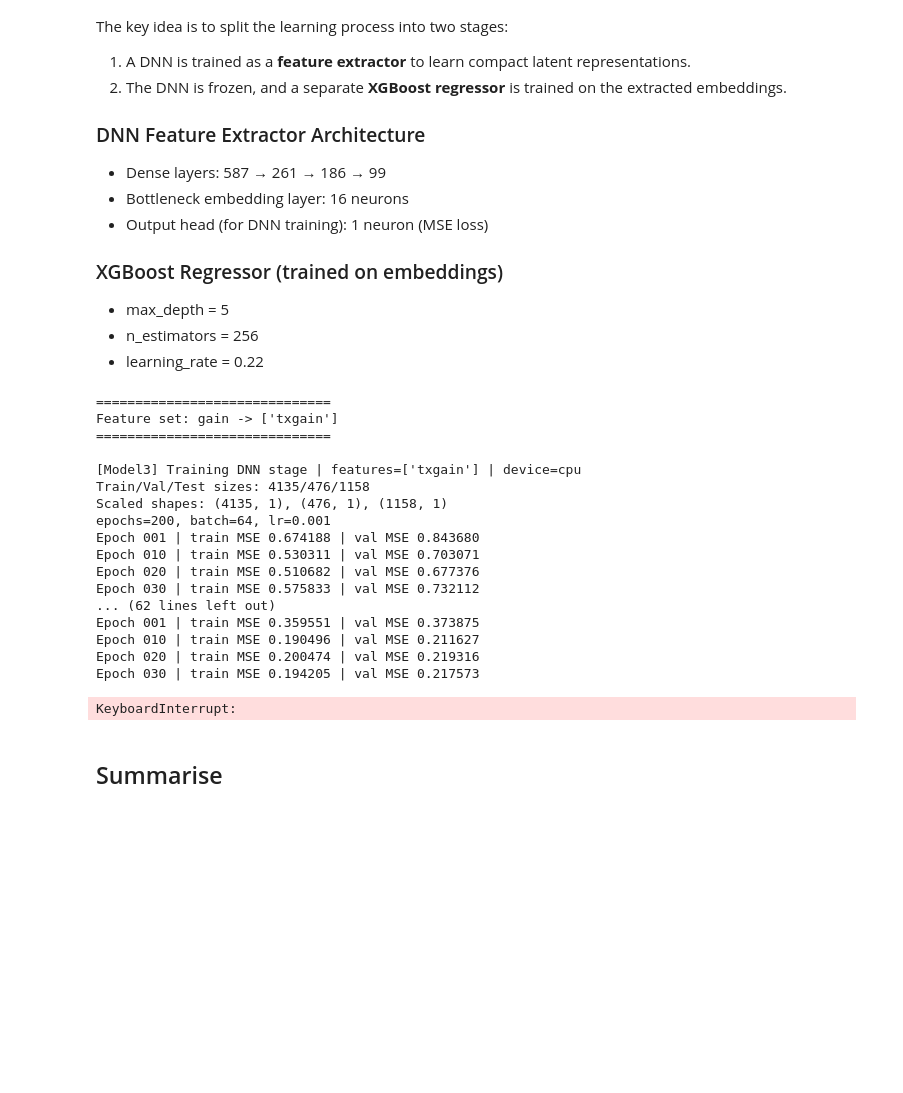
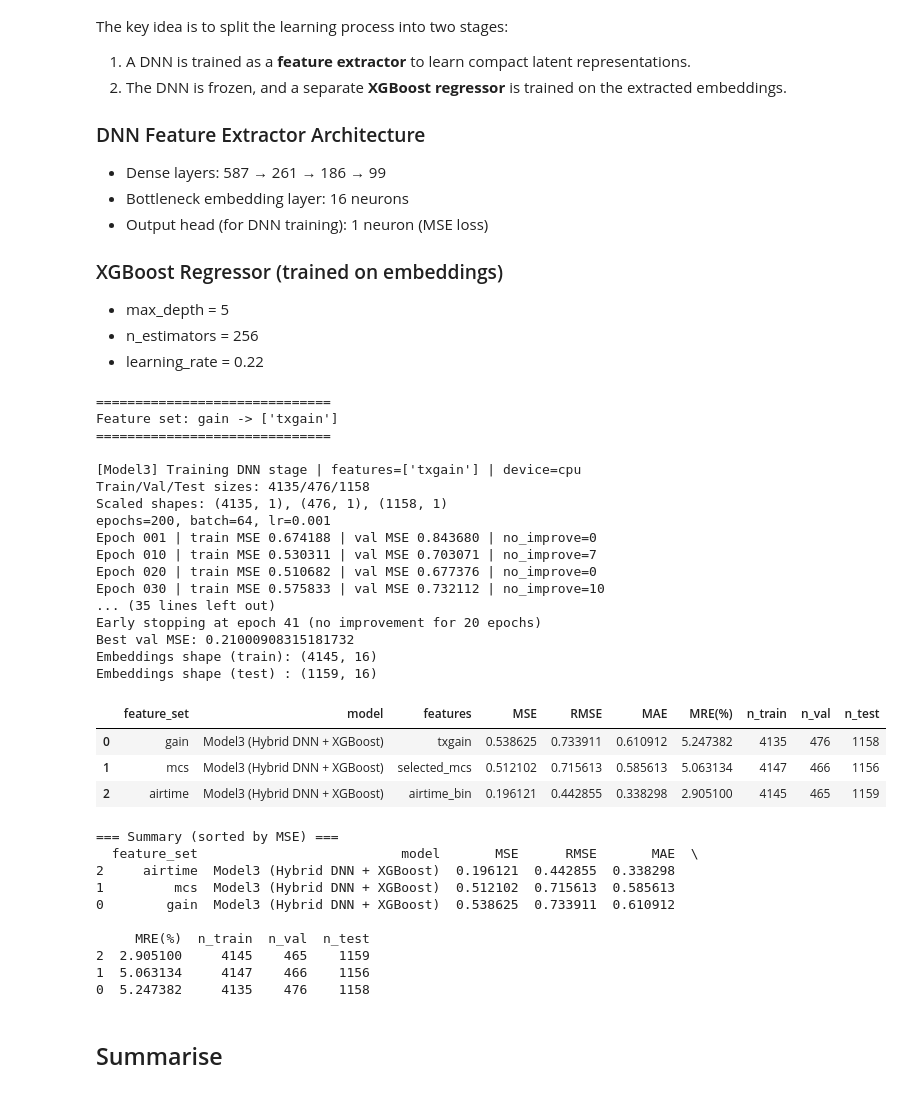
Before and after one commit to samiwu79/BAI_project, a Jupyter notebook: baseline.ipynb, the cells around one changed output. Cells and saved outputs as stored; diff of their text form; code cells hidden in the pictures; blank space fills up the shorter version.

```diff
--- a/baseline.ipynb
+++ b/baseline.ipynb
@@ -944,6 +951,10 @@ def train_eval_model3(
     print(f"Scaled shapes: {X_train_s.shape}, {X_val_s.shape}, {X_test_s.shape}")
     print(f"epochs={epochs}, batch={batch_size}, lr={lr}")
 
+    patience = 20
+    min_delta = 1e-6
+    no_improve = 0
+
     for epoch in range(1, epochs + 1):
         dnn.train()
         perm = torch.randperm(X_train_t.size(0))
@@ -967,12 +978,20 @@ def train_eval_model3(
             train_mse = criterion(train_pred, y_train_t.to(device)).item()
             val_mse   = criterion(val_pred,   y_val_t.to(device)).item()
 
-        if val_mse < best_val:
+        # best checkpoint + early stop
+        if val_mse < best_val - min_delta:
             best_val = val_mse
             best_state = {k: v.detach().cpu().clone() for k, v in dnn.state_dict().items()}
+            no_improve = 0
+        else:
+            no_improve += 1
 
         if epoch == 1 or epoch % verbose_every == 0:
-            print(f"Epoch {epoch:03d} | train MSE {train_mse:.6f} | val MSE {val_mse:.6f}")
+            print(f"Epoch {epoch:03d} | train MSE {train_mse:.6f} | val MSE {val_mse:.6f} | no_improve={no_improve}")
+
+        if no_improve >= patience:
+            print(f"Early stopping at epoch {epoch} (no improvement for {patience} epochs)")
+            break
 
     # ✅ load best checkpoint (important!)
     dnn.load_state_dict(best_state)
@@ -997,7 +1016,8 @@ def train_eval_model3(
             n_estimators=256,
             learning_rate=0.22,
             objective="reg:squarederror",
-            random_state=seed
+            random_state=42,
+            n_jobs=-1
         )
 
     xgb = XGBRegressor(**xgb_params)
@@ -1077,43 +1097,56 @@ for feat_name, feature_cols in FEATURE_SETS.items():
         "y_pred_m3": out["y_pred"]
     }
 
     results.append({
         "feature_set": feat_name,
         "model": "Model3 (Hybrid DNN + XGBoost)",
         "features": ",".join(feature_cols),
         "MSE": out["mse"],
         "RMSE": out["rmse"],
         "MAE": out["mae"],
         "MRE(%)": out["mre_pct"],
         "n_train": len(train_df),
         "n_val": len(val_df),
         "n_test": len(test_df),
     })
 
 results_df = pd.DataFrame(results)
 display(results_df)
 
 print("\n=== Summary (sorted by MSE) ===")
 print(results_df.sort_values("MSE")[["feature_set","model","MSE","RMSE","MAE","MRE(%)","n_train","n_val","n_test"]])
 # %% [output]
 ==============================
 Feature set: gain -> ['txgain']
 ==============================
 
 [Model3] Training DNN stage | features=['txgain'] | device=cpu
 Train/Val/Test sizes: 4135/476/1158
 Scaled shapes: (4135, 1), (476, 1), (1158, 1)
 epochs=200, batch=64, lr=0.001
-Epoch 001 | train MSE 0.674188 | val MSE 0.843680
-Epoch 010 | train MSE 0.530311 | val MSE 0.703071
-Epoch 020 | train MSE 0.510682 | val MSE 0.677376
-Epoch 030 | train MSE 0.575833 | val MSE 0.732112
-... (62 lines left out)
-Epoch 001 | train MSE 0.359551 | val MSE 0.373875
-Epoch 010 | train MSE 0.190496 | val MSE 0.211627
-Epoch 020 | train MSE 0.200474 | val MSE 0.219316
-Epoch 030 | train MSE 0.194205 | val MSE 0.217573
+Epoch 001 | train MSE 0.674188 | val MSE 0.843680 | no_improve=0
+Epoch 010 | train MSE 0.530311 | val MSE 0.703071 | no_improve=7
+Epoch 020 | train MSE 0.510682 | val MSE 0.677376 | no_improve=0
+Epoch 030 | train MSE 0.575833 | val MSE 0.732112 | no_improve=10
+... (35 lines left out)
+Early stopping at epoch 41 (no improvement for 20 epochs)
+Best val MSE: 0.21000908315181732
+Embeddings shape (train): (4145, 16)
+Embeddings shape (test) : (1159, 16)
+|  | feature_set | model | features | MSE | RMSE | MAE | MRE(%) | n_train | n_val | n_test |
+| 0 | gain | Model3 (Hybrid DNN + XGBoost) | txgain | 0.538625 | 0.733911 | 0.610912 | 5.247382 | 4135 | 476 | 1158 |
+| 1 | mcs | Model3 (Hybrid DNN + XGBoost) | selected_mcs | 0.512102 | 0.715613 | 0.585613 | 5.063134 | 4147 | 466 | 1156 |
+| 2 | airtime | Model3 (Hybrid DNN + XGBoost) | airtime_bin | 0.196121 | 0.442855 | 0.338298 | 2.905100 | 4145 | 465 | 1159 |
-KeyboardInterrupt:
+=== Summary (sorted by MSE) ===
+  feature_set                          model       MSE      RMSE       MAE  \
+2     airtime  Model3 (Hybrid DNN + XGBoost)  0.196121  0.442855  0.338298
+1         mcs  Model3 (Hybrid DNN + XGBoost)  0.512102  0.715613  0.585613
+0        gain  Model3 (Hybrid DNN + XGBoost)  0.538625  0.733911  0.610912
+
+     MRE(%)  n_train  n_val  n_test
+2  2.905100     4145    465    1159
+1  5.063134     4147    466    1156
+0  5.247382     4135    476    1158
 # %% [markdown]
 ## Summarise
 # %%
```
Also changed, not shown: parts of 5 cells of this notebook.
